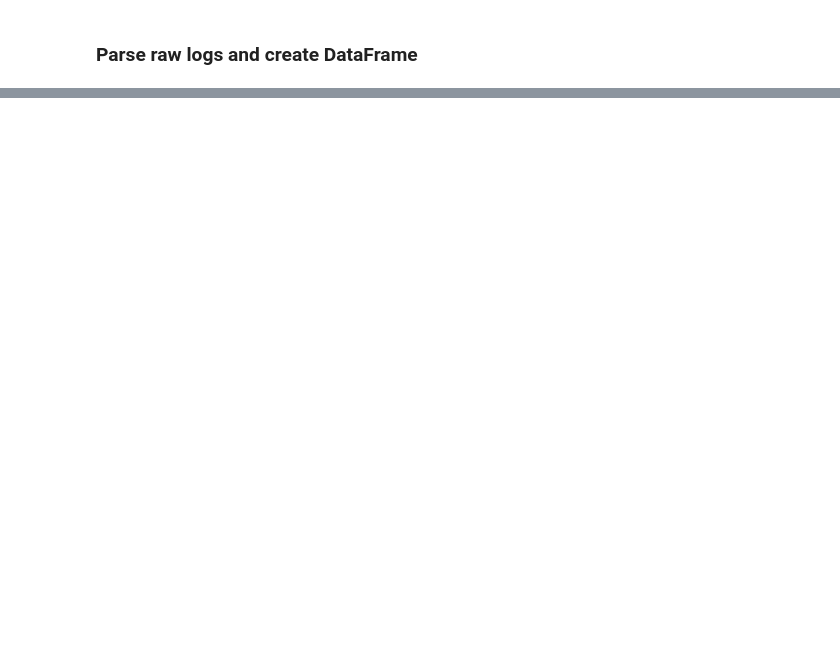
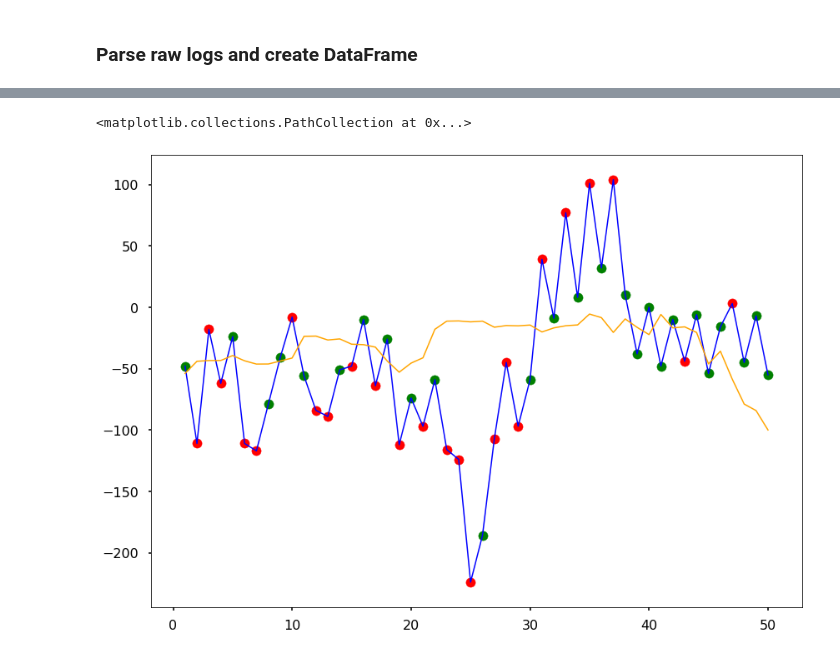
Before and after one commit to ieshanvaidya/reinforcement-learning-option-pricing, a Jupyter notebook: notebooks/0.1-parse-logs.ipynb, the cells around one changed output, grey strips where cells are left out. Saved outputs shown, nothing was run; the diff lists cells and outputs as text; code cells hidden in the pictures; blank space fills up the shorter version.

```diff
--- a/notebooks/0.1-parse-logs.ipynb
+++ b/notebooks/0.1-parse-logs.ipynb
@@ -54,3 +54,15 @@ data_df.head()
+# %%
+episode = 750
+episode_df = data_df[data_df['episode'] == episode]
+
+fig, ax = plt.subplots(figsize = (14, 10), nrows = 1, ncols = 1, sharex = True)
+ax.plot(episode_df['step'], episode_df['n'], color = 'blue', lw = 1.5)
+ax.plot(episode_df['step'], episode_df['delta'] * -100, color = 'orange', lw = 1.5)
+ax.scatter(episode_df[episode_df['kind'] == 'random']['step'], episode_df[episode_df['kind'] == 'random']['n'], color = 'red')#, facecolor = 'None')
+ax.scatter(episode_df[episode_df['kind'] == 'policy']['step'], episode_df[episode_df['kind'] == 'policy']['n'], color = 'green')
+# %% [output]
+<matplotlib.collections.PathCollection at 0x...>
+[figure, added]
 # %%
 fig, ax = plt.subplots(figsize = (14, 10), nrows = 2, ncols = 1, sharex = True)
 groupby_episode = data_df.groupby('episode').mean()
```
Also changed, not shown: parts of 3 cells of this notebook, 4 other files.
